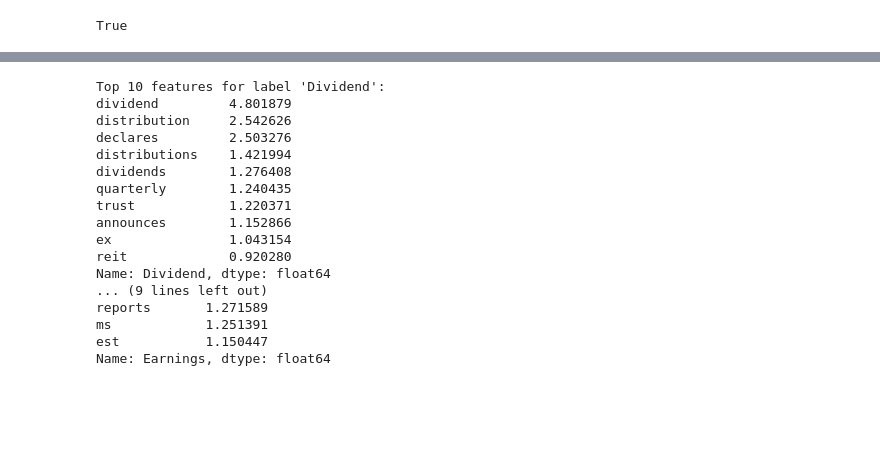
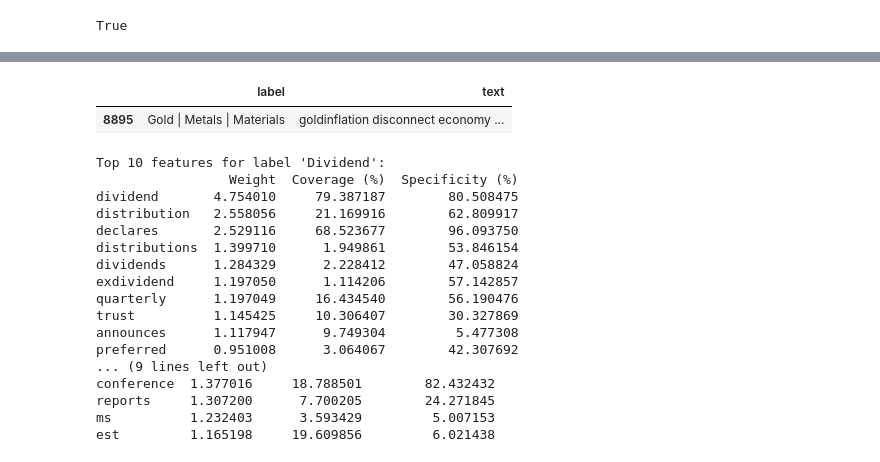
Before and after one commit to Coded5/NLPClass, a Jupyter notebook: PA1 Text classification/logistic_regression.ipynb, the cells around one changed output, grey strips where cells are left out. Cells and saved outputs as stored; diff of their text form; code cells hidden in the pictures; blank space fills up the shorter version.

```diff
--- a/PA1 Text classification/logistic_regression.ipynb
+++ b/PA1 Text classification/logistic_regression.ipynb
@@ -201,0 +206,4 @@ print(best_labels_name)
+# %%
+train['prices_count'] = train['text'].apply(lambda x: x.split().count('exdividend'))
+prices_count_by_label = train.groupby('label')['prices_count'].sum()
+prices_count_by_label
@@ -202,27 +228,46 @@ print(best_labels_name)
+# %%
+mask = train["text"].str.contains(
+    r"gold\W*inflation",
+    case=False,
+    regex=True,
+    na=False,
+)
+
+train.loc[mask, ["label", "text"]]
+# %% [output]
+|  | label | text |
+| 8895 | Gold | Metals | Materials | goldinflation disconnect economy ... |
 # %%
 for label in best_labels_name:
     print(f"\nTop 10 features for label '{label}':")
+
+    # Show top 10 features for the label and their corresponding weights with percentage of occurence of that feature in that label
     top_features = model_weights[label].sort_values(ascending=False).head(10)
-    print(top_features)
+    # top_features_with_percentage = [(feature, weight, get_occurence_percentage(label, feature)) for feature, weight in top_features.items()]
+    # top_features_df = pd.DataFrame(top_features_with_percentage, columns=['Feature', 'Weight', 'Occurrence Percentage'])
+
+    top_features_cov_spec = [(weight, *calculate_feature_coverage_and_specificity(label, feature)) for feature, weight in top_features.items()]
+    top_features_df = pd.DataFrame(top_features_cov_spec, columns=['Weight', 'Coverage (%)', 'Specificity (%)'], index=top_features.index)
+    print(top_features_df)
     best_weights.append(top_features.tolist())
 # %% [output]
 Top 10 features for label 'Dividend':
-dividend         4.801879
-distribution     2.542626
-declares         2.503276
-distributions    1.421994
-dividends        1.276408
-quarterly        1.240435
-trust            1.220371
-announces        1.152866
-ex               1.043154
-reit             0.920280
-Name: Dividend, dtype: float64
+                 Weight  Coverage (%)  Specificity (%)
+dividend       4.754010     79.387187        80.508475
+distribution   2.558056     21.169916        62.809917
+declares       2.529116     68.523677        96.093750
+distributions  1.399710      1.949861        53.846154
+dividends      1.284329      2.228412        47.058824
+exdividend     1.197050      1.114206        57.142857
+quarterly      1.197049     16.434540        56.190476
+trust          1.145425     10.306407        30.327869
+announces      1.117947      9.749304         5.477308
+preferred      0.951008      3.064067        42.307692
 ... (9 lines left out)
-reports       1.271589
-ms            1.251391
-est           1.150447
-Name: Earnings, dtype: float64
+conference  1.377016     18.788501        82.432432
+reports     1.307200      7.700205        24.271845
+ms          1.232403      3.593429         5.007153
+est         1.165198     19.609856         6.021438
 # %%
 # Q3
 
```
Also changed, not shown: parts of 21 cells of this notebook.
